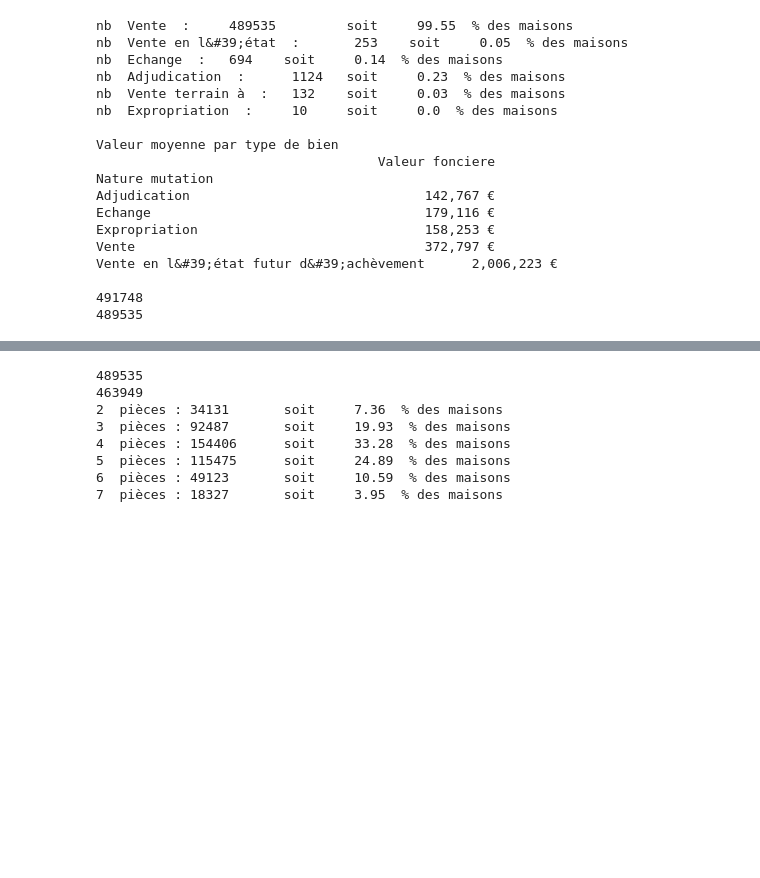
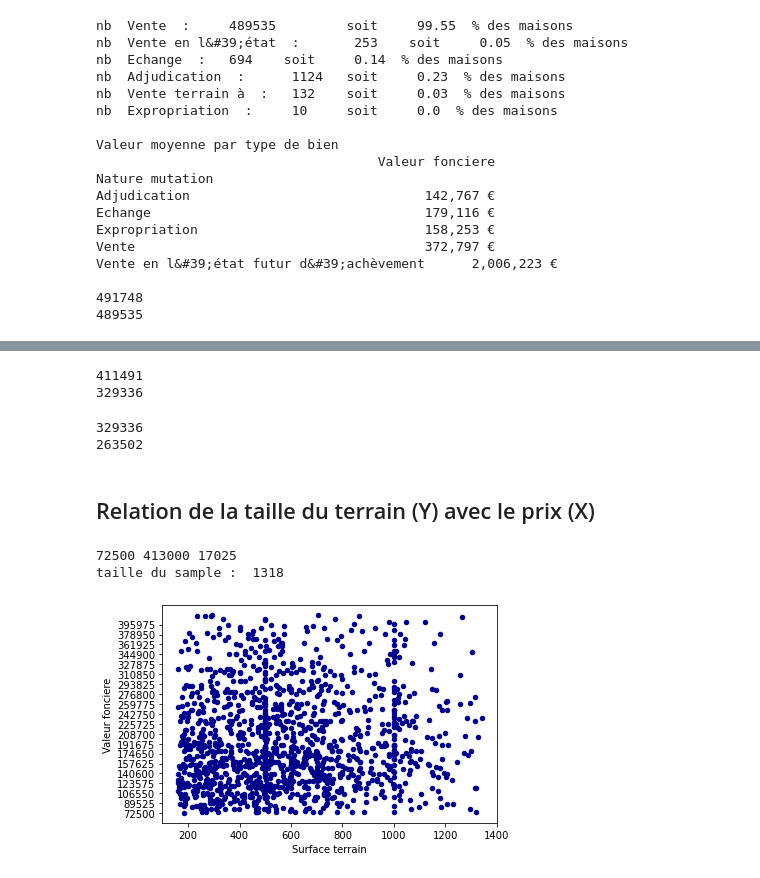
Before and after one commit to Nicolas-Malgat/Immothep, a Jupyter notebook: maison.ipynb, the cells around one changed output, grey strips where cells are left out. Saved outputs shown, nothing was run; the diff lists cells and outputs as text; code cells hidden in the pictures; blank space fills up the shorter version.

Commit message:
Update - nouveau filtre

```diff
--- a/maison.ipynb
+++ b/maison.ipynb
@@ -100,31 +103,39 @@ del(nb_pieces, df)
-# %%
-if len(maison_filtre) < 450000:
-    raise SystemExit("Ce traitement a déjà été effectué !")
-
-
-limite_basse, limite_haute = maison_filtre['Nombre pieces principales'].quantile([0.05, 0.95])
-
-print(len(maison_filtre))
-maison_filtre = maison_filtre.query("{low}<=`Nombre pieces principales`<={high}".format(low=limite_basse,high=limite_haute))
-del(limite_basse, limite_haute)
-print(len(maison_filtre))
-
-nb_pieces = maison_filtre['Nombre pieces principales'].drop_duplicates().tolist()
-nb_pieces.sort()
-df = pd.DataFrame()
-for piece in nb_pieces:
-    df = maison_filtre[maison_filtre['Nombre pieces principales']==piece]
-    print(int(piece), ' pièces :', len(df), '\tsoit\t', round(len(df)/len(maison_filtre)*100, 2), ' % des maisons' )
-
-del(nb_pieces, df)
-# %% [output]
-489535
-463949
-2  pièces : 34131       soit     7.36  % des maisons
-3  pièces : 92487       soit     19.93  % des maisons
-4  pièces : 154406      soit     33.28  % des maisons
-5  pièces : 115475      soit     24.89  % des maisons
-6  pièces : 49123       soit     10.59  % des maisons
-7  pièces : 18327       soit     3.95  % des maisons
+# %%
+if len(maison_filtre) < 400000:
+    raise SystemExit("Ce traitement a déjà été effectué !")
+
+print(len(maison_filtre))
+maison_filtre = drop_extreme(maison_filtre, 'Valeur fonciere', 0.1, 0.9)
+print(len(maison_filtre))
+# %% [output]
+411491
+329336
+# %%
+if len(maison_filtre) < 300000:
+    raise SystemExit("Ce traitement a déjà été effectué !")
+
+print(len(maison_filtre))
+maison_filtre = drop_extreme(maison_filtre, 'Surface terrain', 0.1, 0.9)
+print(len(maison_filtre))
+# %% [output]
+329336
+263502
+# %% [markdown]
+## Relation de la taille du terrain (Y) avec le prix (X)
+# %%
+max: int = int(maison_filtre['Valeur fonciere'].max())
+min: int = int(maison_filtre['Valeur fonciere'].min())
+step: int = round((max - min)/20)
+print(min, max, step)
+
+nb_sample = round(0.005*len(maison_filtre))
+print('taille du sample : ', nb_sample)
+plot = maison_filtre.sample(n=nb_sample).plot.scatter(x='Surface terrain', y='Valeur fonciere', c='DarkBlue',
+    yticks=range(min, max, step))
+del(nb_sample, min , max, step)
+# %% [output]
+72500 413000 17025
+taille du sample :  1318
+[figure, added]
 # %%
 csvLoader.save(maison_filtre, 'maison_filtre', save_index=False)
```
Also changed, not shown: parts of 5 cells of this notebook.
